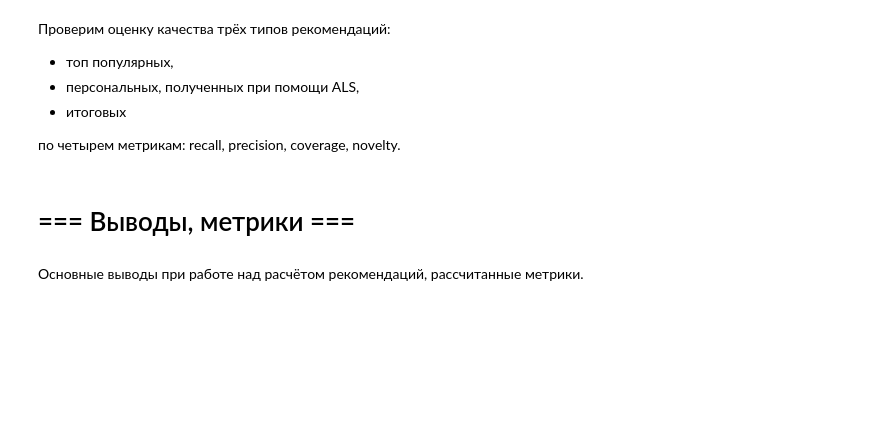
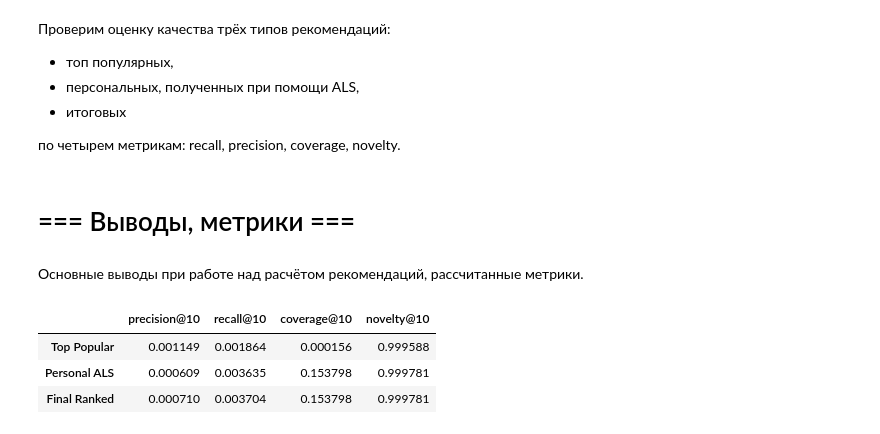
Before and after one commit to annaempty/mle-project-sprint-4-v001, a Jupyter notebook: recommendations.ipynb, the cells around one changed output. Saved outputs shown, nothing was run; the diff lists cells and outputs as text; code cells hidden in the pictures; blank space fills up the shorter version.

```diff
--- a/recommendations.ipynb
+++ b/recommendations.ipynb
@@ -510,4 +944,31 @@ als_model.save("model/als_model")
+# %%
+# --- Персонализированные рекомендации (ALS) ---
+
+
+# Вычисляем метрики для ALS
+metrics['Personal ALS'] = {
+    'precision@10': precision_at_k(als_recommendations, test_user_items, K),
+    'recall@10': recall_at_k(als_recommendations, test_user_items, K),
+    'coverage@10': coverage_at_k(als_recommendations, all_items, K),
+    'novelty@10': novelty_at_k(als_recommendations, events_test_2, K)
+}
+# %%
+# Ранжированная модель
+# Загружаем сохраненные ранее рекомендации
+metrics['Final Ranked'] = {
+    'precision@10': precision_at_k(recommendations, test_user_items, K),
+    'recall@10': recall_at_k(recommendations, test_user_items, K),
+    'coverage@10': coverage_at_k(recommendations, all_items, K),
+    'novelty@10': novelty_at_k(recommendations, events_test_2, K)
+}
 # %% [markdown]
 # === Выводы, метрики ===
 # %% [markdown]
 Основные выводы при работе над расчётом рекомендаций, рассчитанные метрики.
+# %%
+pd.DataFrame(metrics).T
+# %% [output]
+|  | precision@10 | recall@10 | coverage@10 | novelty@10 |
+| Top Popular | 0.001149 | 0.001864 | 0.000156 | 0.999588 |
+| Personal ALS | 0.000609 | 0.003635 | 0.153798 | 0.999781 |
+| Final Ranked | 0.000710 | 0.003704 | 0.153798 | 0.999781 |
```
Also changed, not shown: parts of 39 cells of this notebook, 2 other files.
